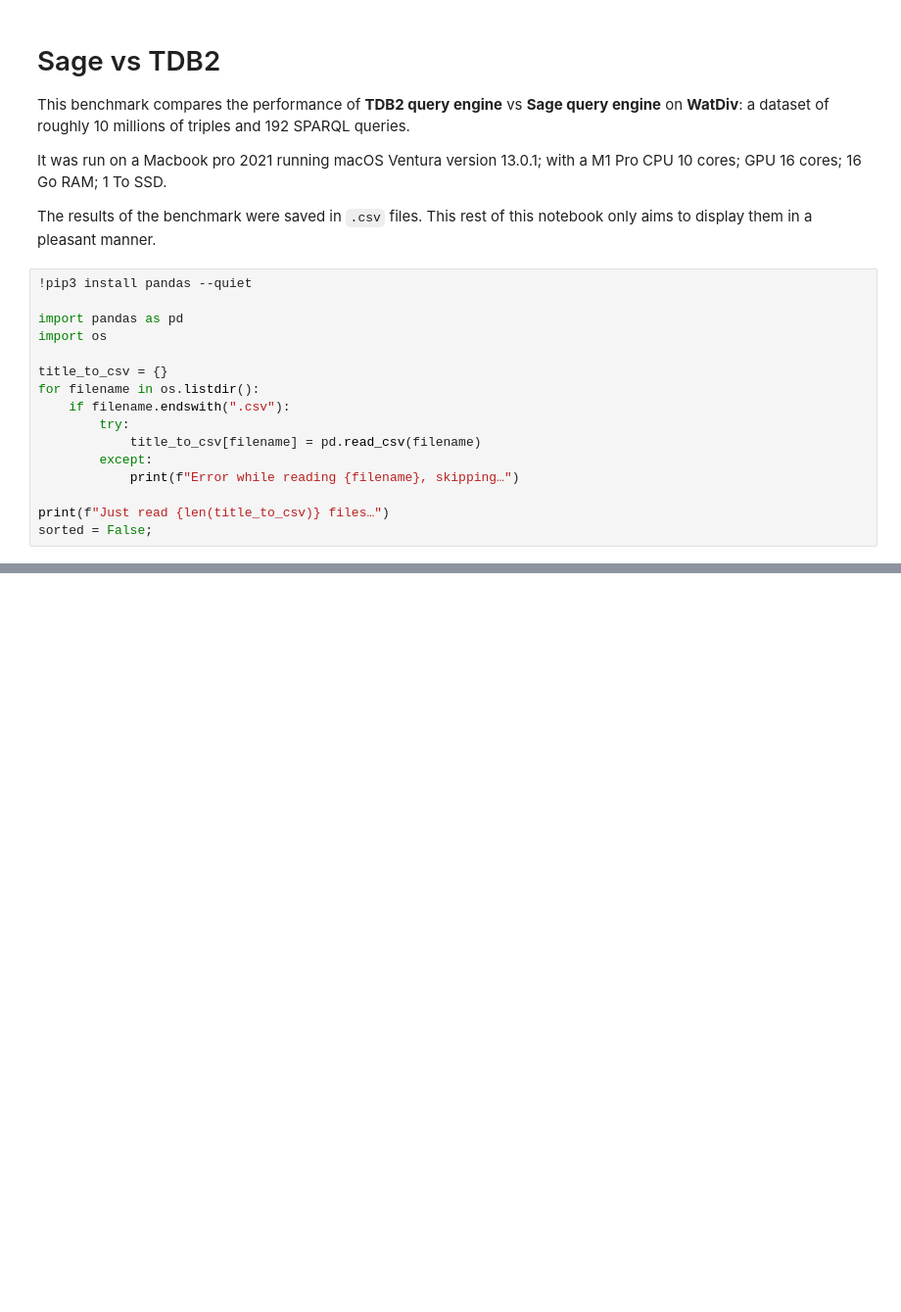
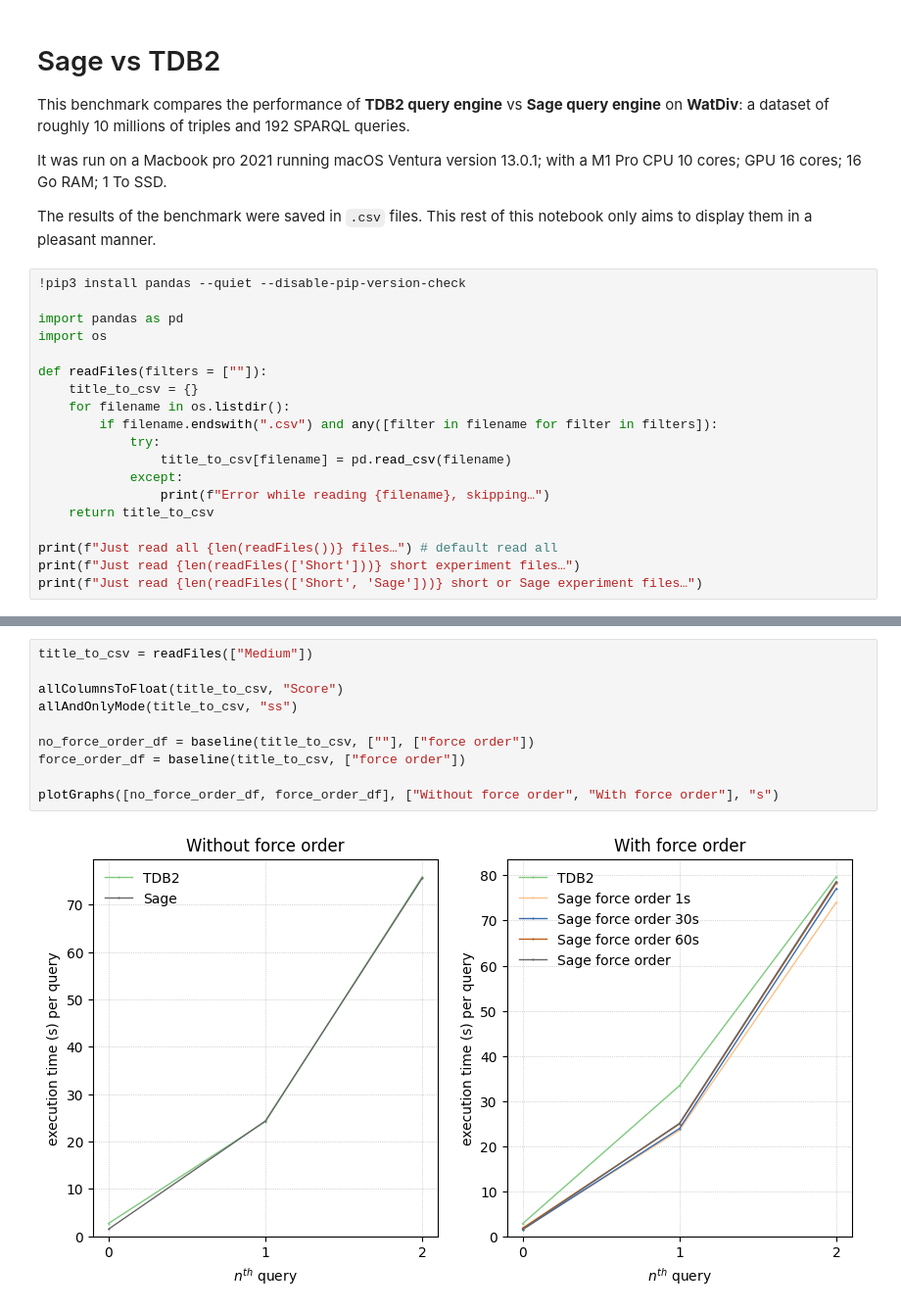
Before and after one commit to Chat-Wane/sage-jena, a Jupyter notebook: sage-jena-benchmarks/results/sage_vs_tdb2.ipynb, the cells around one changed output, grey strips where cells are left out. Shown: that part at 98% size. Saved outputs shown, nothing was run; the diff lists cells and outputs as text; blank space fills up the shorter version.

Commit message:
all csv files, more about visualization, issues with reported times especially on long queries

```diff
--- a/sage-jena-benchmarks/results/sage_vs_tdb2.ipynb
+++ b/sage-jena-benchmarks/results/sage_vs_tdb2.ipynb
@@ -7,19 +7,22 @@ It was run on a Macbook pro 2021 running macOS Ventura version 13.0.1; with a M1
 
 The results of the benchmark were saved in `.csv` files. This rest of this notebook only aims to display them in a pleasant manner.
 # %%
-!pip3 install pandas --quiet
+!pip3 install pandas --quiet --disable-pip-version-check
 
 import pandas as pd
 import os
 
-title_to_csv = {}
-for filename in os.listdir():
-    if filename.endswith(".csv"):
-        try:
-            title_to_csv[filename] = pd.read_csv(filename)
-        except:
-            print(f"Error while reading {filename}, skipping…")
+def readFiles(filters = [""]):
+    title_to_csv = {}
+    for filename in os.listdir():
+        if filename.endswith(".csv") and any([filter in filename for filter in filters]):
+            try:
+                title_to_csv[filename] = pd.read_csv(filename)
+            except:
+                print(f"Error while reading {filename}, skipping…")
+    return title_to_csv
 
-print(f"Just read {len(title_to_csv)} files…")
-sorted = False;
+print(f"Just read all {len(readFiles())} files…") # default read all
+print(f"Just read {len(readFiles(['Short']))} short experiment files…")
+print(f"Just read {len(readFiles(['Short', 'Sage']))} short or Sage experiment files…")
 # %% [output]
@@ -88,0 +145,12 @@ Text(0, 0.5, 'time (ms)')
+# %%
+title_to_csv = readFiles(["Medium"])
+
+allColumnsToFloat(title_to_csv, "Score")
+allAndOnlyMode(title_to_csv, "ss")
+
+no_force_order_df = baseline(title_to_csv, [""], ["force order"])
+force_order_df = baseline(title_to_csv, ["force order"])
+
+plotGraphs([no_force_order_df, force_order_df], ["Without force order", "With force order"], "s")
+# %% [output]
+[figure, added]
```
Also changed, not shown: parts of 7 cells of this notebook, 17 other files.
